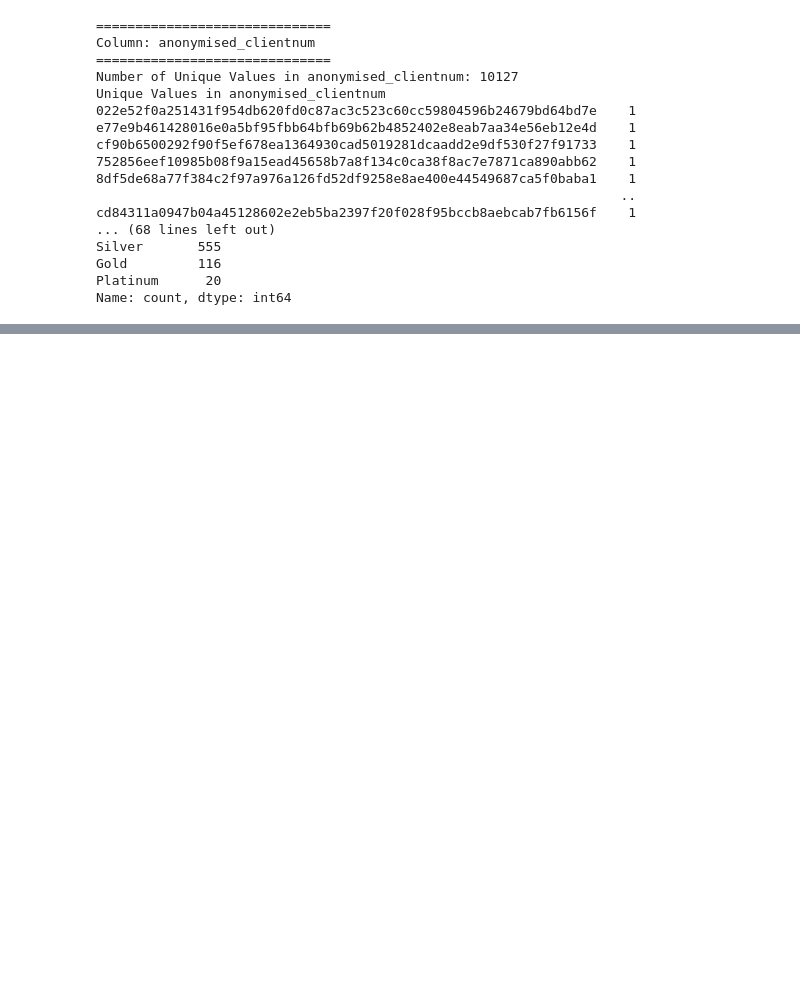
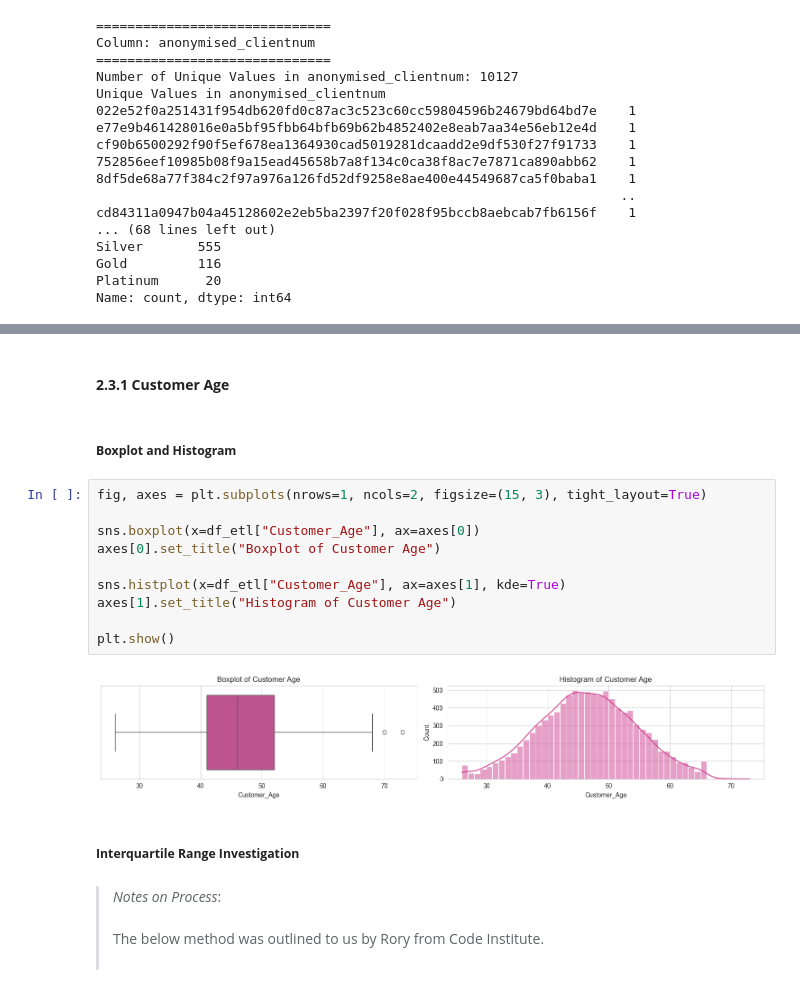
Before and after one commit to elhope23/credit-card-customer-churn-analysis, a Jupyter notebook: jupyter_notebooks/Stage2-ETL.ipynb, the cells around one changed output, grey strips where cells are left out. Cells and saved outputs as stored; diff of their text form; blank space fills up the shorter version.

Commit message:
Stage 2 | Outliers: Visualise each numerical column distribution and perform IQR analysis

```diff
--- a/jupyter_notebooks/Stage2-ETL.ipynb
+++ b/jupyter_notebooks/Stage2-ETL.ipynb
@@ -366,0 +391,22 @@ Name: count, dtype: int64
+# %% [markdown]
+#### **2.3.1 Customer Age**
+# %% [markdown]
+##### **Boxplot and Histogram**
+# %%
+fig, axes = plt.subplots(nrows=1, ncols=2, figsize=(15, 3), tight_layout=True)
+
+sns.boxplot(x=df_etl["Customer_Age"], ax=axes[0])
+axes[0].set_title("Boxplot of Customer Age")
+
+sns.histplot(x=df_etl["Customer_Age"], ax=axes[1], kde=True)
+axes[1].set_title("Histogram of Customer Age")
+
+plt.show()
+# %% [output]
+[figure, added]
+# %% [markdown]
+##### **Interquartile Range Investigation**
+# %% [markdown]
+> *Notes on Process*:
+<br><br>The below method was outlined to us by Rory from Code Institute.
+<br><br>
```
Also changed, not shown: parts of 93 cells of this notebook.
